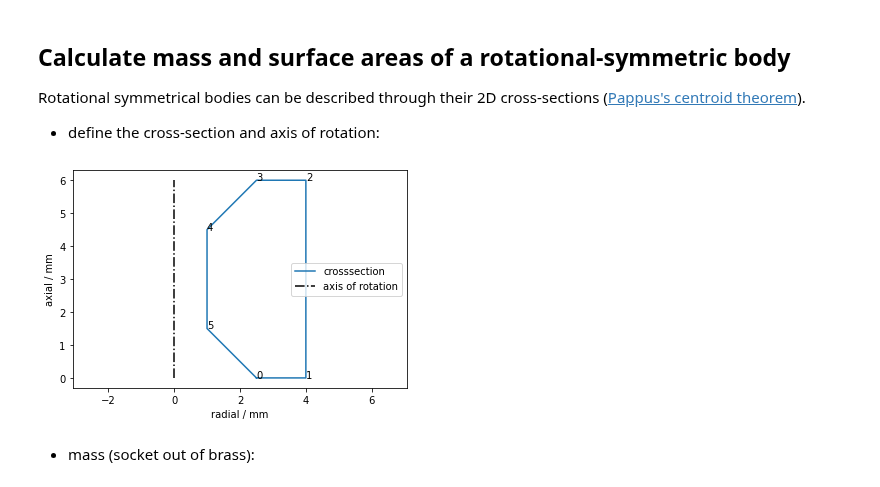
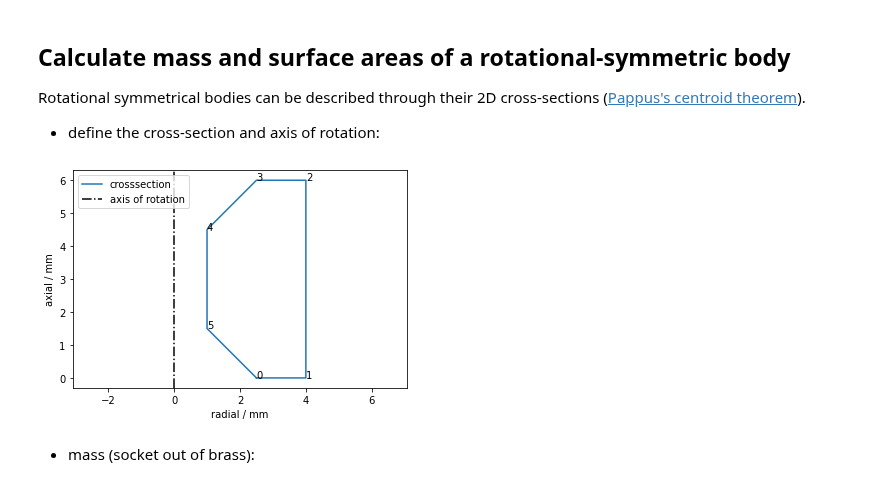
Before and after one commit to gerritnowald/polygon, a Jupyter notebook: examples/examples.ipynb, the cells around one changed output. Drawn from its saved outputs; the diff is of its cells as text; code cells hidden in the pictures.

```diff
--- a/examples/examples.ipynb
+++ b/examples/examples.ipynb
@@ -104,14 +104,14 @@ socket = polygon(Vertices, axis=1)
 # %%
 plt.figure()
 socket.plot(numbers=True, label='crosssection')
-plt.plot([0,0], [0,6], 'k-.', label='axis of rotation')
+plt.axvline(x = 0, color='k', linestyle = '-.', label='axis of rotation' )
 plt.legend()
 plt.xlabel('radial / mm')
 plt.ylabel('axial / mm')
 plt.axis('equal')
 plt.show()
 # %% [output]
-[figure, old version]
+[figure, new version]
 # %% [markdown]
 - mass (socket out of brass):
 # %%
```
Also changed, not shown: parts of 3 cells of this notebook, 2 other files.
